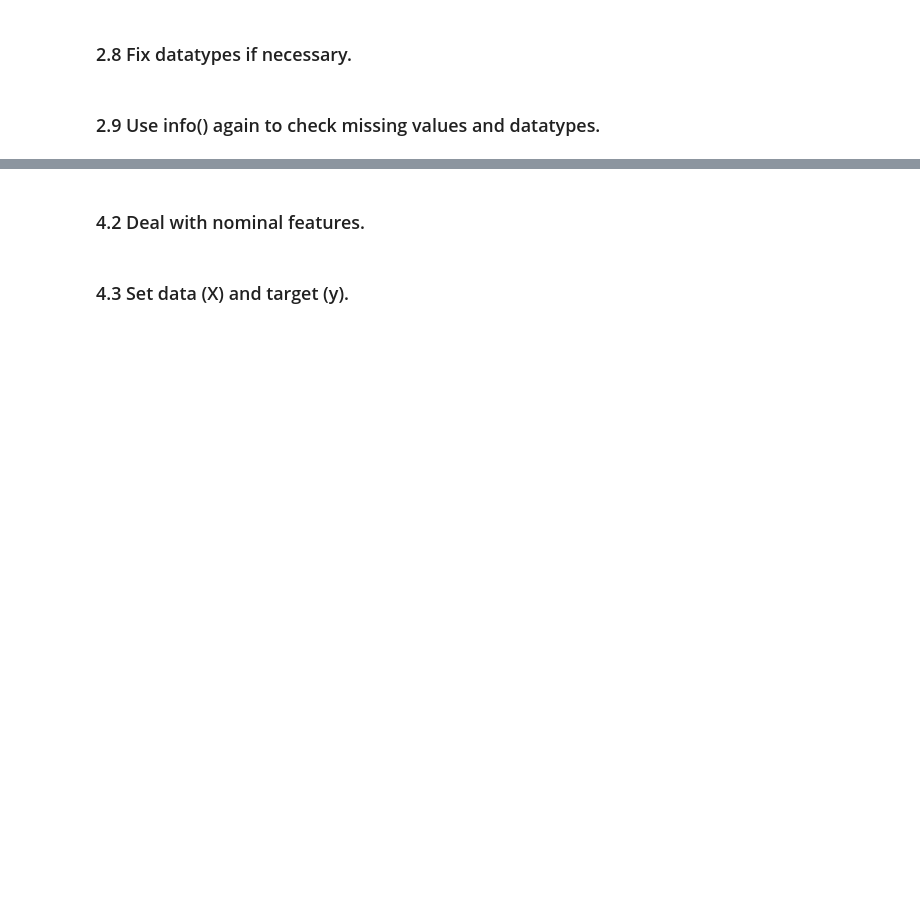
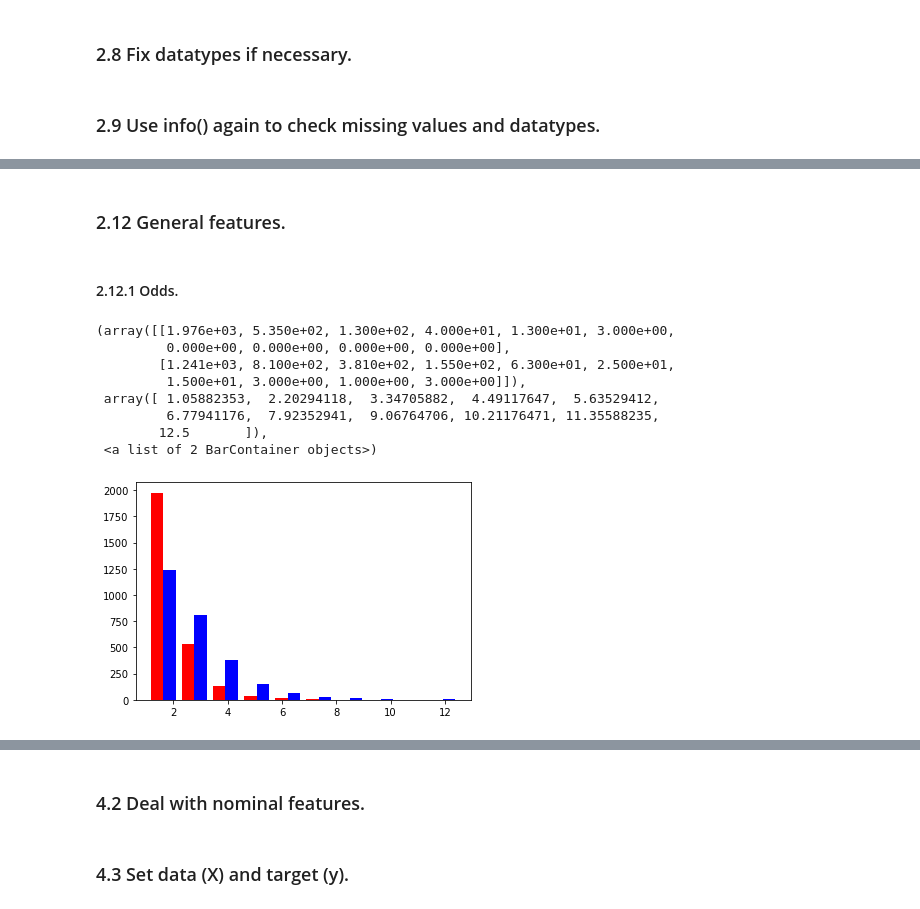
Before and after one commit to Gustavclausen1804/UFC-dataset, a Jupyter notebook: BDA_project.ipynb, the cells around one changed output, grey strips where cells are left out. Cells and saved outputs as stored; diff of their text form; code cells hidden in the pictures; blank space fills up the shorter version.

```diff
--- a/BDA_project.ipynb
+++ b/BDA_project.ipynb
@@ -57,7 +54,7 @@ import warnings #used
 # %% [markdown]
 ### 2.1 Load excel file (ufc.xlsx) and print out the first couple rows.
 # %%
-ufc = pd.read_excel('ufc.xlsx')
+ufc = pd.read_excel('newestdataset.xlsx')
 # %% [markdown]
 ### 2.2 Get number of rows and columns.
 # %%
@@ -119,0 +149,23 @@ datatypes
+# %%
+# General features
+ufc_gen = ufc_df[['R_odds_dec', 'B_odds_dec', 'date', 'location', 'Winner', 'weight_class', 'Reach_diff_ins', 'Age_diff']]
+
+# Red features
+ufc_R = ufc_df[['R_odds_dec', 'R_current_lose_streak', 'R_current_win_streak', 'R_total_SIG_STR_landed',
+       'R_losses', 'R_total_rounds_fought', 'R_total_time_fought(minutes)',
+       'R_total_title_bouts', 'R_win_by_Decision_Majority',
+       'R_win_by_Decision_Split', 'R_win_by_Decision_Unanimous',
+       'R_win_by_KO/TKO', 'R_win_by_Submission',
+       'R_win_by_TKO_Doctor_Stoppage', 'R_wins', 'R_Stance', 'R_Height_cms',
+        'R_Reach_cms', 'R_Weight_lbs', 'R_UFC_fights', 'R_age']]
+
+# Blue features
+ufc_B = ufc_df[['B_odds_dec', 'B_current_lose_streak',
+       'B_current_win_streak',
+       'B_total_SIG_STR_landed', 'B_losses',
+       'B_total_rounds_fought',
+       'B_total_time_fought(minutes)', 'B_total_title_bouts',
+       'B_win_by_Decision_Majority', 'B_win_by_Decision_Split',
+       'B_win_by_Decision_Unanimous', 'B_win_by_KO/TKO', 'B_win_by_Submission',
+       'B_win_by_TKO_Doctor_Stoppage', 'B_wins', 'B_Stance', 'B_Height_cms',
+       'B_UFC_fights', 'B_age', 'B_Reach_cms', 'B_Weight_lbs']]
@@ -119,0 +203,16 @@ datatypes
+# %% [markdown]
+### 2.12 General features.
+# %% [markdown]
+#### 2.12.1 Odds.
+# %%
+plt.hist(ufc_gen[['R_odds_dec', 'B_odds_dec']], color = ['Red', 'Blue'])
+# %% [output]
+(array([[1.976e+03, 5.350e+02, 1.300e+02, 4.000e+01, 1.300e+01, 3.000e+00,
+         0.000e+00, 0.000e+00, 0.000e+00, 0.000e+00],
+        [1.241e+03, 8.100e+02, 3.810e+02, 1.550e+02, 6.300e+01, 2.500e+01,
+         1.500e+01, 3.000e+00, 1.000e+00, 3.000e+00]]),
+ array([ 1.05882353,  2.20294118,  3.34705882,  4.49117647,  5.63529412,
+         6.77941176,  7.92352941,  9.06764706, 10.21176471, 11.35588235,
+        12.5       ]),
+ <a list of 2 BarContainer objects>)
+[figure, added]
```
Also changed, not shown: parts of 39 cells of this notebook.
